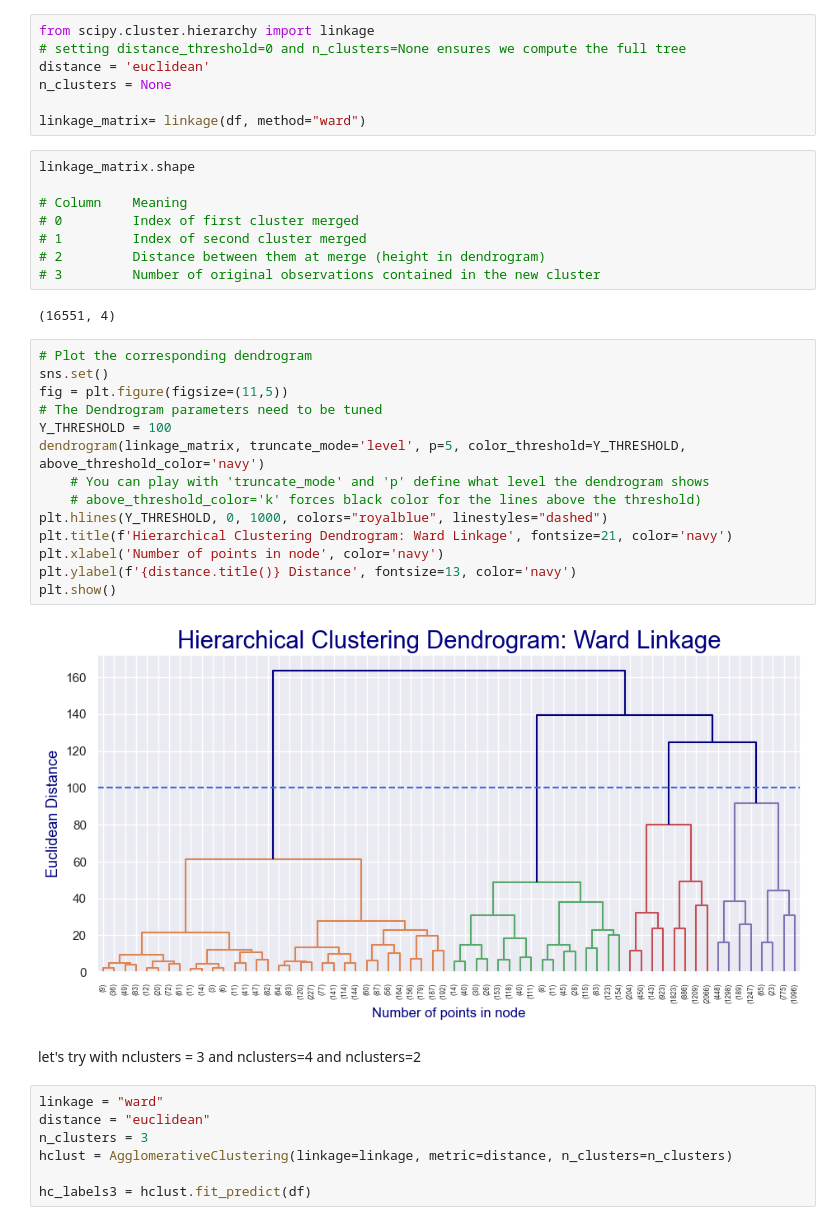
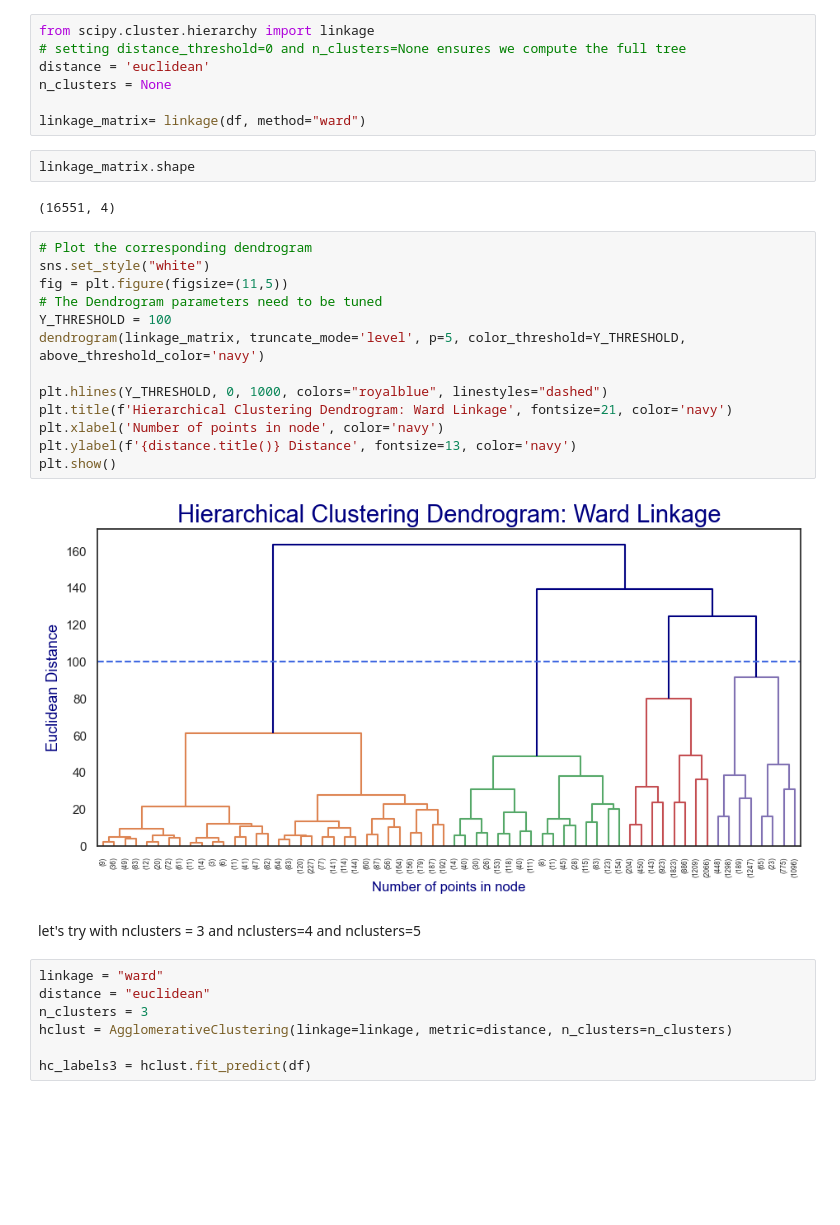
Before and after one commit to calcoafrancisca/Group-39---DM---Part2, a Jupyter notebook: Value-Based-Perspective.ipynb, the cells around one changed output. Cells and saved outputs as stored; diff of their text form; blank space fills up the shorter version.

```diff
--- a/Value-Based-Perspective.ipynb
+++ b/Value-Based-Perspective.ipynb
@@ -310,32 +291,25 @@ n_clusters = None
 linkage_matrix= linkage(df, method="ward")
 # %%
 linkage_matrix.shape
-
-# Column	Meaning
-# 0	        Index of first cluster merged
-# 1	        Index of second cluster merged
-# 2	        Distance between them at merge (height in dendrogram)
-# 3	        Number of original observations contained in the new cluster
 # %% [output]
 (16551, 4)
 # %%
 # Plot the corresponding dendrogram
-sns.set()
+sns.set_style("white")
 fig = plt.figure(figsize=(11,5))
 # The Dendrogram parameters need to be tuned
 Y_THRESHOLD = 100
 dendrogram(linkage_matrix, truncate_mode='level', p=5, color_threshold=Y_THRESHOLD, above_threshold_color='navy')
-    # You can play with 'truncate_mode' and 'p' define what level the dendrogram shows
-    # above_threshold_color='k' forces black color for the lines above the threshold)
+
 plt.hlines(Y_THRESHOLD, 0, 1000, colors="royalblue", linestyles="dashed")
 plt.title(f'Hierarchical Clustering Dendrogram: Ward Linkage', fontsize=21, color='navy')
 plt.xlabel('Number of points in node', color='navy')
 plt.ylabel(f'{distance.title()} Distance', fontsize=13, color='navy')
 plt.show()
 # %% [output]
-[figure, old version]
+[figure, new version]
 # %% [markdown]
-let's try with nclusters = 3 and nclusters=4 and nclusters=2
+let's try with nclusters = 3 and nclusters=4 and nclusters=5
 # %%
 linkage = "ward"
 distance = "euclidean"
```
Also changed, not shown: parts of 24 cells of this notebook, 1 other file.
